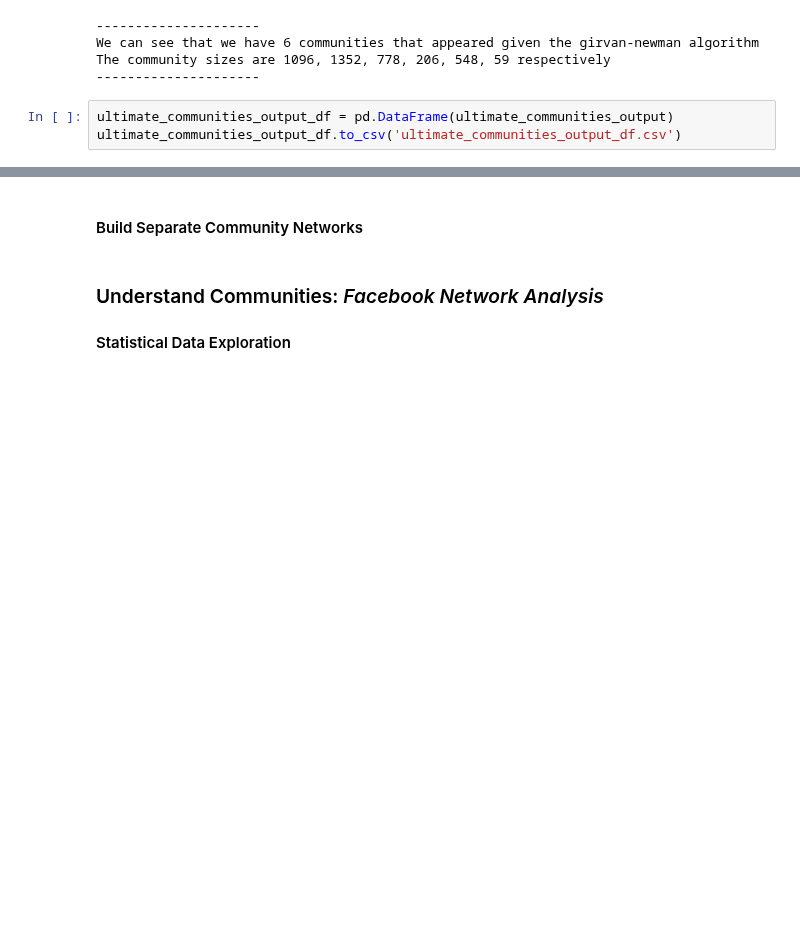
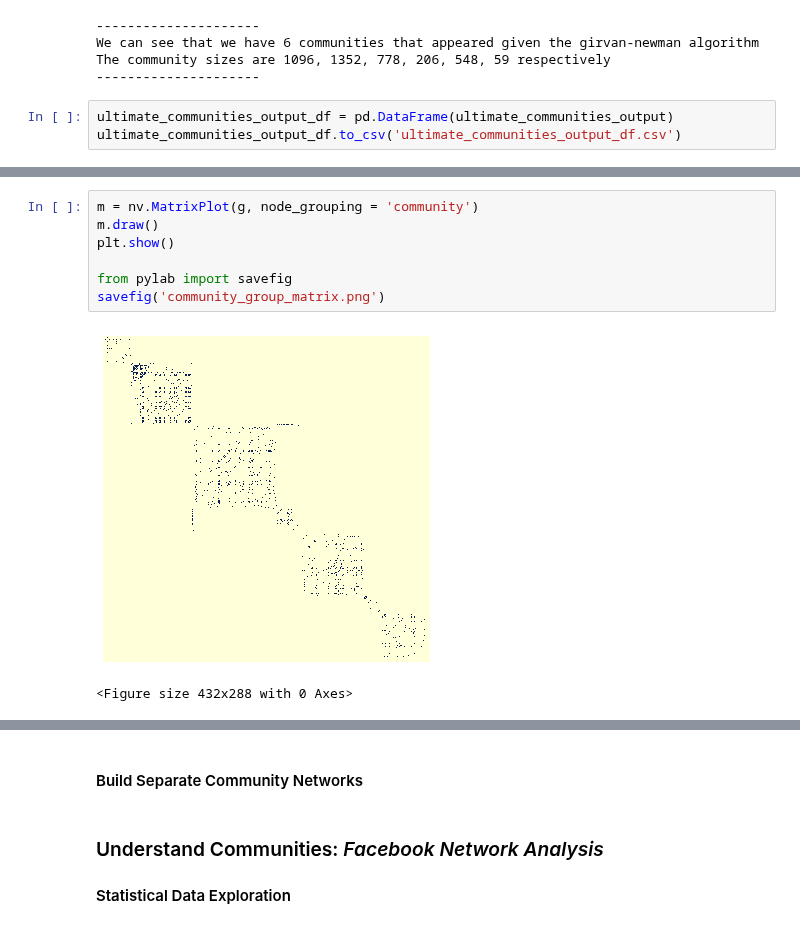
Before and after one commit to showmalley/code_portfolio, a Jupyter notebook: Python -- Network Analysis/Social Network Analysis.ipynb, the cells around one changed output, grey strips where cells are left out. Cells and saved outputs as stored; diff of their text form; blank space fills up the shorter version.

Commit message:
completed community separation

```diff
--- a/Python -- Network Analysis/Social Network Analysis.ipynb
+++ b/Python -- Network Analysis/Social Network Analysis.ipynb
@@ -424,0 +498,10 @@ plt.show()
+# %%
+m = nv.MatrixPlot(g, node_grouping = 'community')
+m.draw()
+plt.show()
+
+from pylab import savefig
+savefig('community_group_matrix.png')
+# %% [output]
+[figure, added]
+<Figure size 432x288 with 0 Axes>
```
Also changed, not shown: parts of 24 cells of this notebook.
